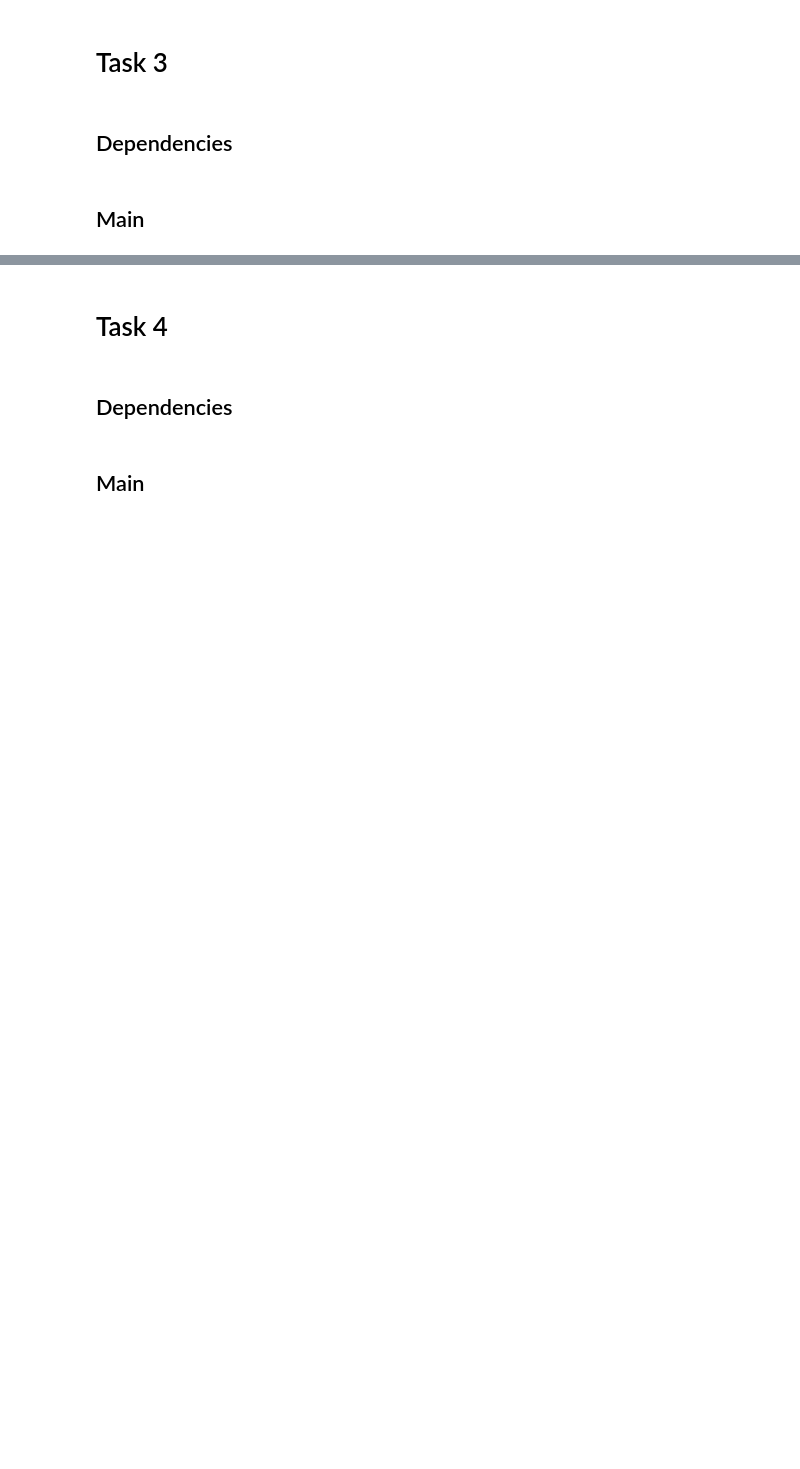
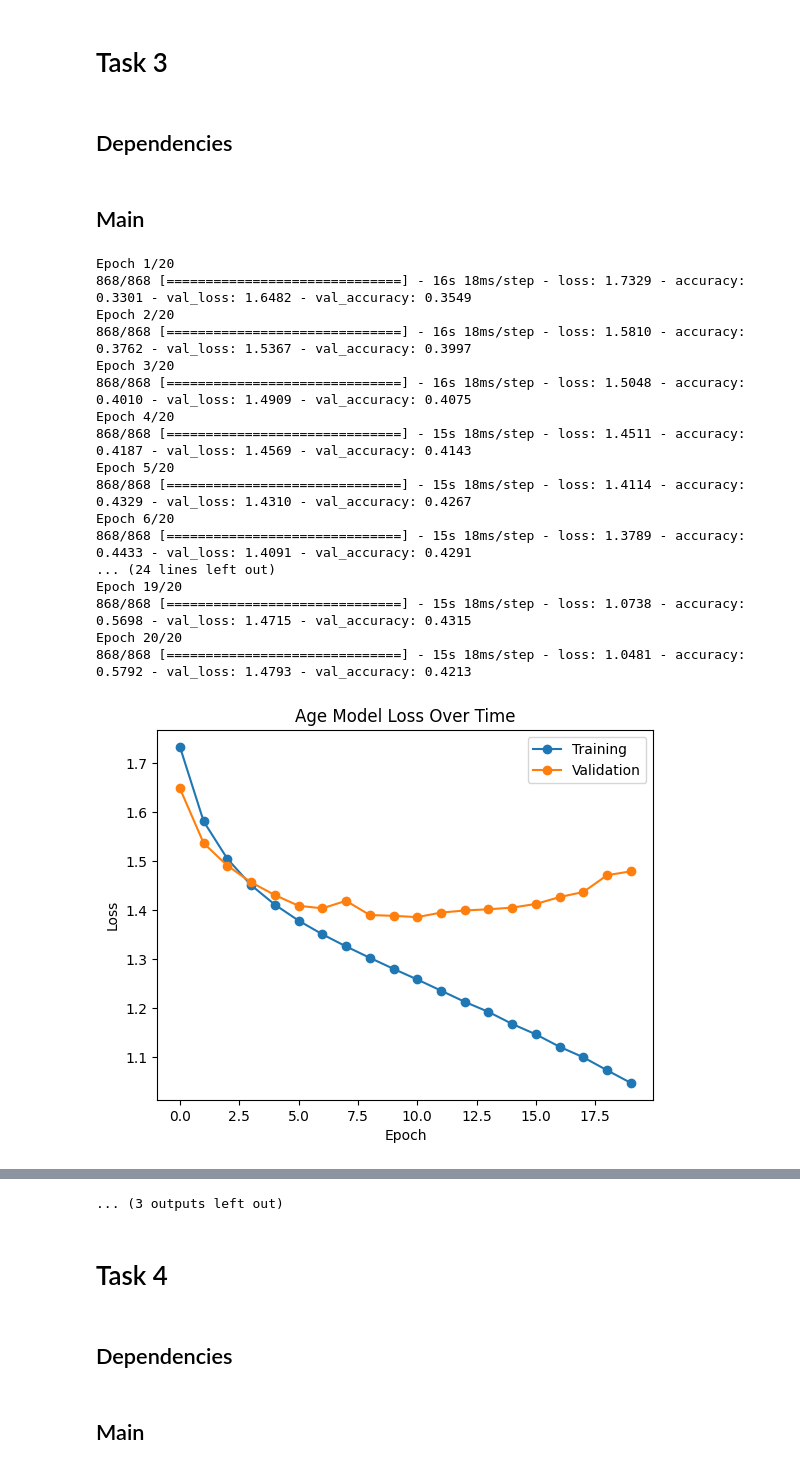
Before and after one commit to Arkifeanyi/COSC_525_Project3, a Jupyter notebook: project3.ipynb, the cells around one changed output, grey strips where cells are left out. Cells and saved outputs as stored; diff of their text form; code cells hidden in the pictures; blank space fills up the shorter version.

Commit message:
feat: rest of project 3

```diff
--- a/project3.ipynb
+++ b/project3.ipynb
@@ -71,15 +282,15 @@ def build_task_2_nn(n: int):
 # %% [markdown]
 ## Dependencies
 # %%
-# TODO: Customize as per project writeup
 def build_task_3_nn(n: int):
     model = Sequential()
-    model.add(layers.Conv2D(40, 5, activation="relu"))
-    model.add(layers.MaxPool2D())
-    model.add(layers.Flatten())
-    model.add(layers.Dense(100, activation="relu"))
-    model.add(layers.Dense(n, activation="softmax"))
-    model.compile(loss="categorical_crossentropy", optimizer="SGD", metrics=["accuracy", "categorical_crossentropy"])
+    model.add(Conv2D(32, 7, activation="relu", input_shape=(32,32,1)))
+    model.add(MaxPool2D())
+    model.add(Conv2D(48, 3, activation="relu"))
+    model.add(Flatten())
+    model.add(Dense(100, activation="relu"))
+    model.add(Dense(n, activation="softmax"))
+    model.compile(loss="categorical_crossentropy", optimizer=adamw.AdamW(0.0005, amsgrad=True), metrics=["accuracy"])
     return model
 # %% [markdown]
 ## Main
@@ -89,0 +297,21 @@ def build_task_3_nn(n: int):
+# %%
+task_simple(build_task_3_nn)
+# %% [output]
+Epoch 1/20
+868/868 [==============================] - 16s 18ms/step - loss: 1.7329 - accuracy: 0.3301 - val_loss: 1.6482 - val_accuracy: 0.3549
+Epoch 2/20
+868/868 [==============================] - 16s 18ms/step - loss: 1.5810 - accuracy: 0.3762 - val_loss: 1.5367 - val_accuracy: 0.3997
+Epoch 3/20
+868/868 [==============================] - 16s 18ms/step - loss: 1.5048 - accuracy: 0.4010 - val_loss: 1.4909 - val_accuracy: 0.4075
+Epoch 4/20
+868/868 [==============================] - 15s 18ms/step - loss: 1.4511 - accuracy: 0.4187 - val_loss: 1.4569 - val_accuracy: 0.4143
+Epoch 5/20
+868/868 [==============================] - 15s 18ms/step - loss: 1.4114 - accuracy: 0.4329 - val_loss: 1.4310 - val_accuracy: 0.4267
+Epoch 6/20
+868/868 [==============================] - 15s 18ms/step - loss: 1.3789 - accuracy: 0.4433 - val_loss: 1.4091 - val_accuracy: 0.4291
+... (24 lines left out)
+Epoch 19/20
+868/868 [==============================] - 15s 18ms/step - loss: 1.0738 - accuracy: 0.5698 - val_loss: 1.4715 - val_accuracy: 0.4315
+Epoch 20/20
+868/868 [==============================] - 15s 18ms/step - loss: 1.0481 - accuracy: 0.5792 - val_loss: 1.4793 - val_accuracy: 0.4213
+[figure, added]
@@ -90,3 +364,4 @@ def build_task_3_nn(n: int):
+... (3 outputs left out)
 # %% [markdown]
 # Task 4
 # %% [markdown]
```
Also changed, not shown: parts of 77 cells of this notebook, 37 other files.
